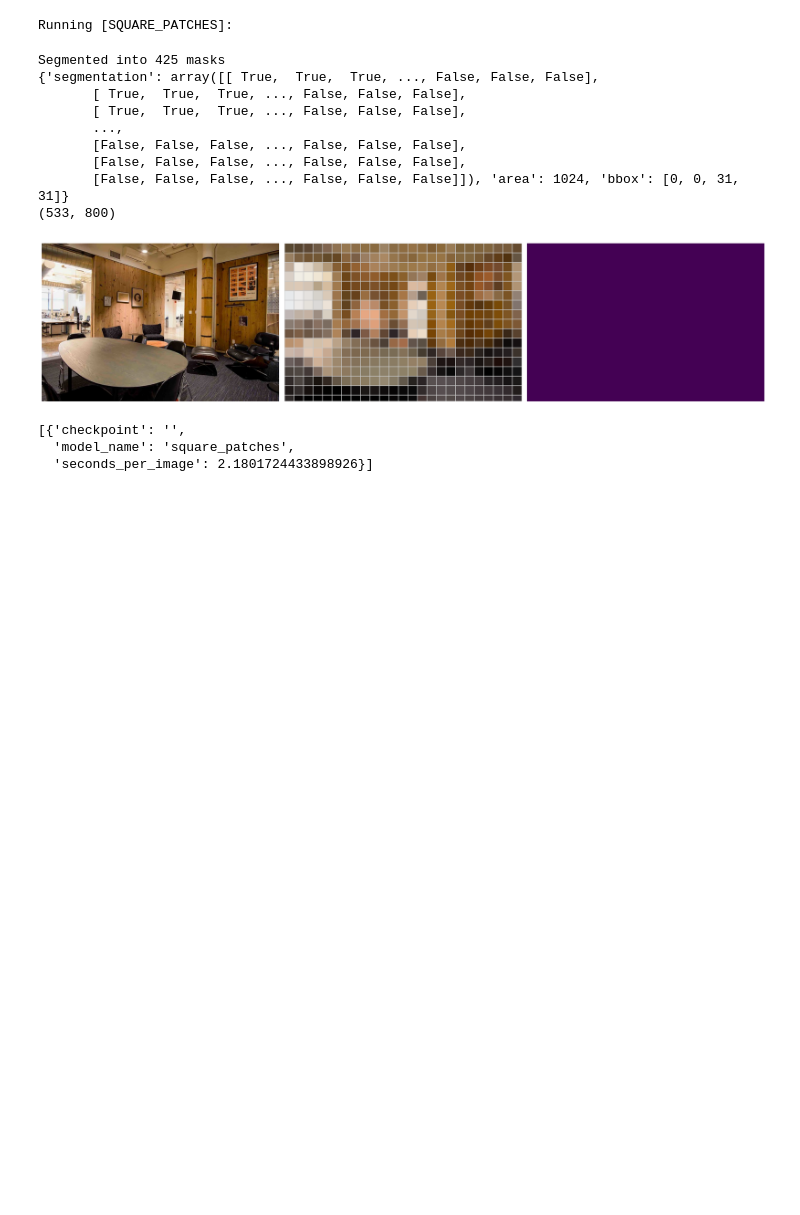
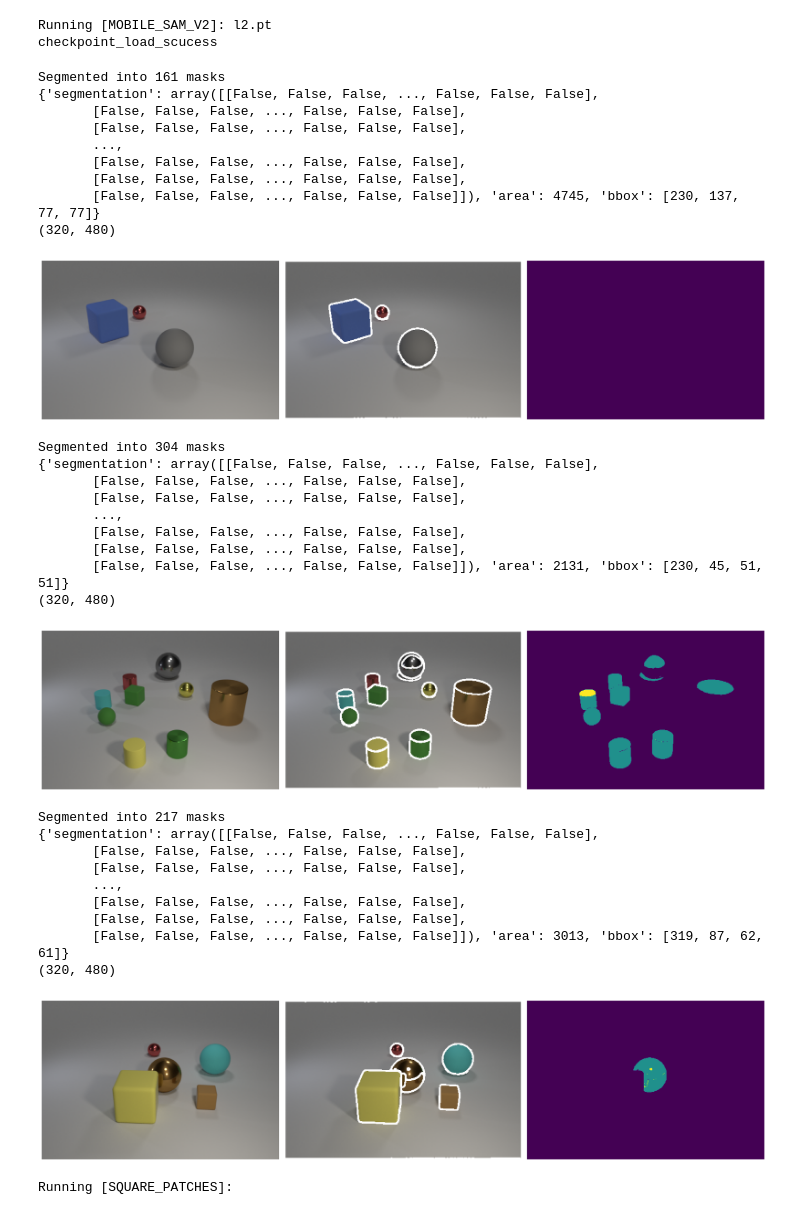
Before and after one commit to ChenDelong1999/Seq2Seq-AutoEncoder, a Jupyter notebook: segmentation/segmenter.ipynb, the cells around one changed output. Drawn from its saved outputs; the diff is of its cells as text; code cells hidden in the pictures; blank space fills up the shorter version.

```diff
--- a/segmentation/segmenter.ipynb
+++ b/segmentation/segmenter.ipynb
@@ -14,12 +14,12 @@ from PIL import Image
 import pprint
 from segmentation import Segmenter, visualized_masks, get_masked_area
 # %%
-num_test_images = 1
+num_test_images = 3
 visualize = True
 
 # img_dir = '/home/dchenbs/workspace/datasets/coco2017/images/val2017'
-# img_dir = '/home/dchenbs/workspace/datasets/CLEVR_v1.0/images/train'
-img_dir = '/home/dchenbs/workspace/datasets/v3det/images/a00000066'
+img_dir = '/home/dchenbs/workspace/datasets/CLEVR_v1.0/images/train'
+# img_dir = '/home/dchenbs/workspace/datasets/v3det/images/a00000066'
 image_paths = []
 for i in range(num_test_images):
     img_path = os.path.join(img_dir, random.choice(os.listdir(img_dir)))
@@ -52,7 +52,7 @@ for i in range(num_test_images):
 models = [
 
     # ('sam', '/home/dchenbs/workspace/cache/sam_weights/sam/sam_vit_h_4b8939.pth'),
-    #     # 6.972 GB, 1.83 s/image
+        # 6.972 GB, 1.83 s/image
 
     # ('sam', '/home/dchenbs/workspace/cache/sam_weights/sam/sam_vit_l_0b3195.pth'),
     #     # 5.516 GB, 1.59 s/image
@@ -63,8 +63,8 @@ models = [
     # ('mobile_sam', '/home/dchenbs/workspace/cache/sam_weights/mobile_sam.pt'),
     #     # 4.376 GB, 1.24 s/image
 
-    # ('mobile_sam_v2', '/home/dchenbs/workspace/cache/sam_weights/mobile_sam_v2/l2.pt'),
-    #     # 11.982 GB, 0.20 s/image
+    ('mobile_sam_v2', '/home/dchenbs/workspace/cache/sam_weights/mobile_sam_v2/l2.pt'),
+        # 11.982 GB, 0.20 s/image
 
     # ('repvit_sam', '/home/dchenbs/workspace/Seq2Seq-AutoEncoder/RepViT/sam/weights/repvit_sam.pt'),
     #     # 4.722 GB, 1.35 s/image
@@ -96,7 +96,7 @@ kwargs = {
 
     # MobileSAMv2
     "num_box_prompts": 320,
-    "object_conf": 0.1,
+    "object_conf": 0.2,
     "object_iou": 0.9,
 
     # square patches
@@ -127,42 +127,61 @@ for model_name, checkpoint in models:
         if visualize:
             plt.figure(figsize=(20, 8))
             plt.subplot(1, 3, 1)
             plt.imshow(image)
             plt.axis('off')
 
-            canvas = visualized_masks(masks, image)
+            canvas = visualized_masks(masks, image, countor_thickness=2, countor_color=(255, 255, 255), average_color=False)
             plt.subplot(1, 3, 2)
             plt.imshow(canvas)
             plt.axis('off')
 
             masked_area, non_masked_area = get_masked_area(masks)
             plt.subplot(1, 3, 3)
             plt.imshow(masked_area*int(255/max(masked_area.flatten())))
             plt.axis('off')
 
             plt.tight_layout()
             plt.show()
 
     result = {
         'model_name': model_name,
         'checkpoint': checkpoint,
         'seconds_per_image': (time.time()-start)/num_test_images,
     }
     results.append(result)
 
 pprint.pprint(results)
 # %% [output]
-Running [SQUARE_PATCHES]:
+Running [MOBILE_SAM_V2]: l2.pt
+checkpoint_load_scucess
-Segmented into 425 masks
-{'segmentation': array([[ True,  True,  True, ..., False, False, False],
-       [ True,  True,  True, ..., False, False, False],
-       [ True,  True,  True, ..., False, False, False],
+Segmented into 161 masks
+{'segmentation': array([[False, False, False, ..., False, False, False],
+       [False, False, False, ..., False, False, False],
+       [False, False, False, ..., False, False, False],
        ...,
        [False, False, False, ..., False, False, False],
        [False, False, False, ..., False, False, False],
-       [False, False, False, ..., False, False, False]]), 'area': 1024, 'bbox': [0, 0, 31, 31]}
-(533, 800)
+       [False, False, False, ..., False, False, False]]), 'area': 4745, 'bbox': [230, 137, 77, 77]}
+(320, 480)
-[figure, old version]
+[figure, new version]
-[{'checkpoint': '',
-  'model_name': 'square_patches',
-  'seconds_per_image': 2.1801724433898926}]
+Segmented into 304 masks
+{'segmentation': array([[False, False, False, ..., False, False, False],
+       [False, False, False, ..., False, False, False],
+       [False, False, False, ..., False, False, False],
+       ...,
+       [False, False, False, ..., False, False, False],
+       [False, False, False, ..., False, False, False],
+       [False, False, False, ..., False, False, False]]), 'area': 2131, 'bbox': [230, 45, 51, 51]}
+(320, 480)
+[figure, added]
+Segmented into 217 masks
+{'segmentation': array([[False, False, False, ..., False, False, False],
+       [False, False, False, ..., False, False, False],
+       [False, False, False, ..., False, False, False],
+       ...,
+       [False, False, False, ..., False, False, False],
+       [False, False, False, ..., False, False, False],
+       [False, False, False, ..., False, False, False]]), 'area': 3013, 'bbox': [319, 87, 62, 61]}
+(320, 480)
+[figure, added]
+Running [SQUARE_PATCHES]:
```
Also changed, not shown: parts of 1 cell of this notebook, 15 other files.
